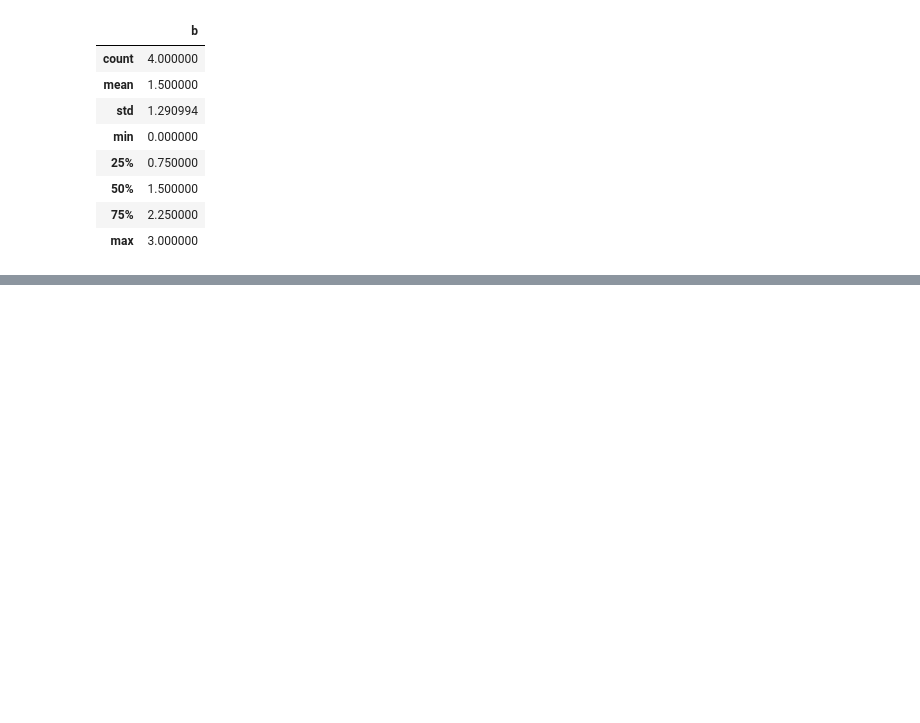
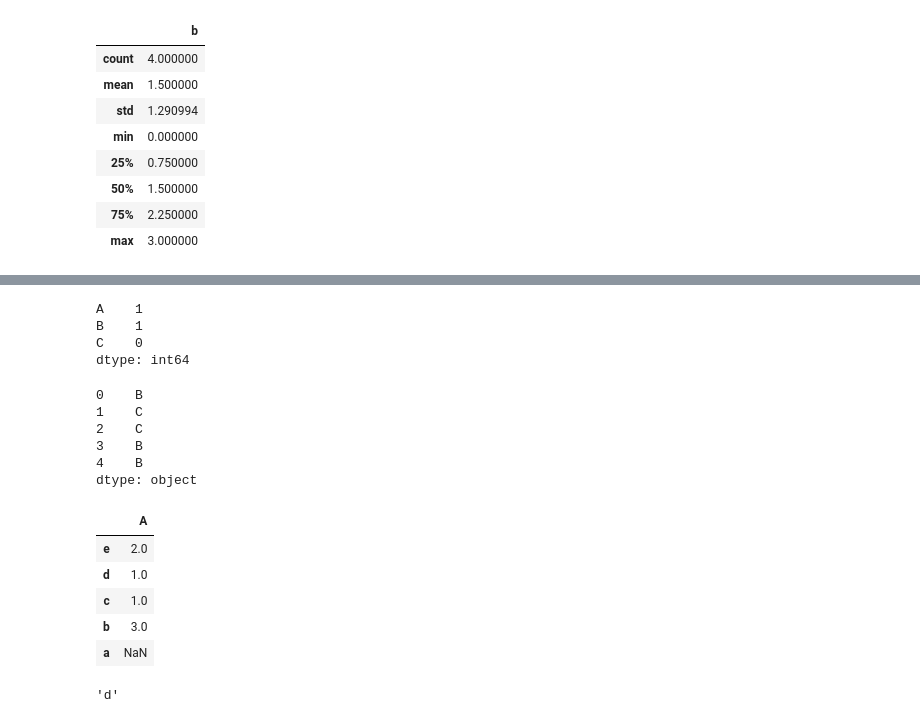
Before and after one commit to mangxiao2018/PandasSample, a Jupyter notebook: 100004-必会函数.ipynb, the cells around one changed output, grey strips where cells are left out. Cells and saved outputs as stored; diff of their text form; code cells hidden in the pictures; blank space fills up the shorter version.

Commit message:
Index of min/max values

```diff
--- a/100004-必会函数.ipynb
+++ b/100004-必会函数.ipynb
@@ -926,0 +955,31 @@ frame.describe(include="all")
+# %%
+df1.idxmin(axis=0)
+# %% [output]
+A    1
+B    1
+C    0
+dtype: int64
+# %%
+df1.idxmax(axis=1)
+# %% [output]
+0    B
+1    C
+2    C
+3    B
+4    B
+dtype: object
+# %%
+df3 = pd.DataFrame([2, 1, 1, 3, np.nan], columns=["A"], index=list("edcba"))
+# %%
+df3
+# %% [output]
+|  | A |
+| e | 2.0 |
+| d | 1.0 |
+| c | 1.0 |
+| b | 3.0 |
+| a | NaN |
+# %%
+df3["A"].idxmin()
+# %% [output]
+'d'
```
Also changed, not shown: parts of 21 cells of this notebook.
